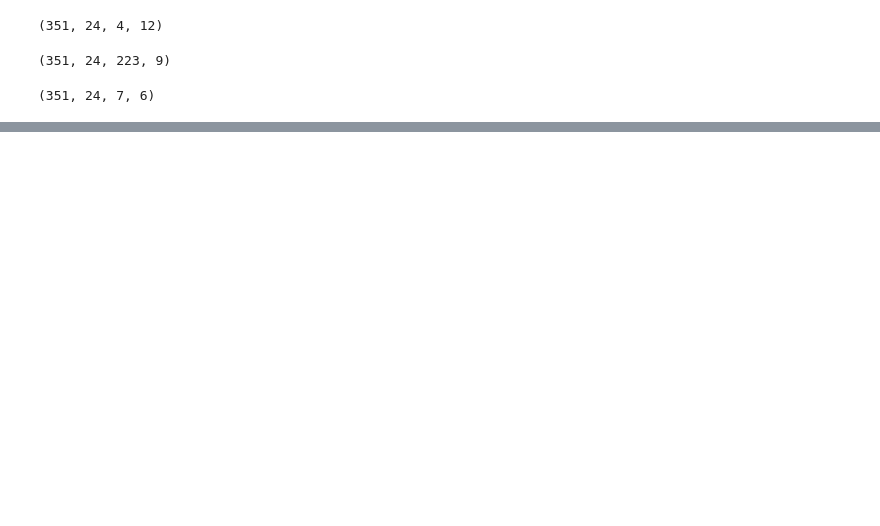
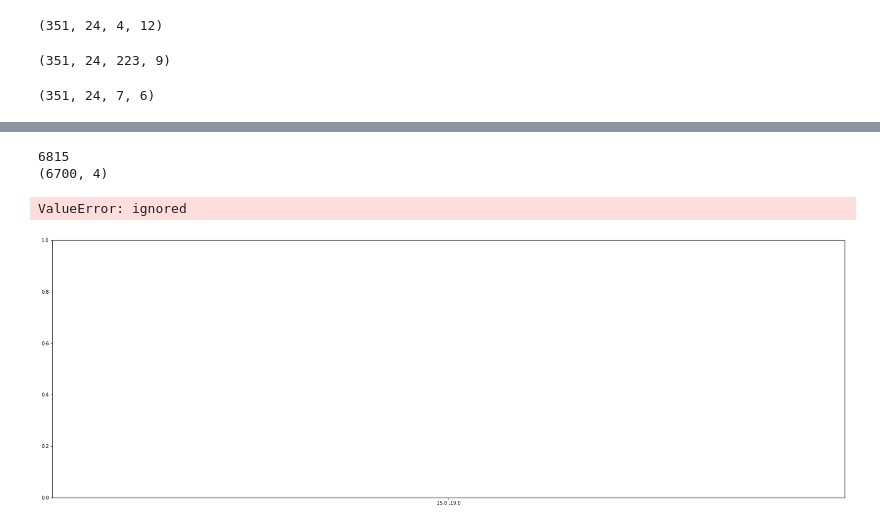
Before and after one commit to guiandrade2/TrafficFlow, a Jupyter notebook: model.ipynb, the cells around one changed output, grey strips where cells are left out. Cells and saved outputs as stored; diff of their text form; code cells hidden in the pictures; blank space fills up the shorter version.

```diff
--- a/model.ipynb
+++ b/model.ipynb
@@ -286,7 +282,6 @@ array([0.99999313, 0.29229009, 0.79355269, 0.54500946])
 # %%
 background_hours = 5
 # %%
-
 labels = []
 timesteps = []
 
@@ -296,7 +291,8 @@ for day in range(351):
         tbf = []
         for context in range(background_hours):
             current_jump = hour+context
-            time_frame = np.repeat( [['''(day+15)/365 ,''' hour/24 ]] , trafic_flow_reshaped.shape[2], axis=0)
+            #'''(day+15)/365 ,'''
+            time_frame = np.repeat( [[ hour/24 ]] , trafic_flow_reshaped.shape[2], axis=0)
             if current_jump > 23 :
                 adjusted_jump = current_jump - 23
                 tbf.append( np.hstack((time_frame,trafic_flow_reshaped[day+1][adjusted_jump-1])) )
@@ -329,7 +326,8 @@ for day in range(351):
         tbf = []
         for context in range(background_hours):
             current_jump = hour+context
-            time_frame = np.repeat( [['''(day+15)/365 ,''' hour/24 ]] , punctual_incidents_reshaped.shape[2], axis=0)
+            #'''(day+15)/365 ,'''
+            time_frame = np.repeat( [[ hour/24 ]] , punctual_incidents_reshaped.shape[2], axis=0)
 
             if current_jump > 23 :
                 adjusted_jump = current_jump - 23
@@ -362,7 +362,8 @@ for day in range(351):
         tbf = []
         for context in range(background_hours):
             current_jump = hour+context
-            time_frame = np.repeat( [['''(day+15)/365 ,''' hour/24 ]] , closed_roads_reshaped.shape[2], axis=0)
+            #'''(day+15)/365 ,'''
+            time_frame = np.repeat( [[ hour/24 ]] , closed_roads_reshaped.shape[2], axis=0)
 
             if current_jump > 23 :
                 adjusted_jump = current_jump - 23
@@ -490 +552,40 @@ dict_keys(['loss'])
+# %%
+print(len(x_axis))
+print(corrected_labels.shape)
+# %% [output]
+6815
+(6700, 4)
+# %%
+def make_plot(street_number,n_time_step,predictions,true_values,x_axis):
+
+  plt.figure(figsize=(30,10))
+
+  i = n_time_step
+
+  x_axis = x_axis[:len(x_axis)-i]
+  y_train = corrected_labels[:len(corrected_labels)-i][:,street_number]
+  predictions = np.append(y_train,np.asarray(predictions)[:,street_number],axis=0)
+  true_values = np.append(y_train,np.asarray(true_values)[:,street_number],axis=0)
+
+
+
+  plt.plot(x_axis,y_train, 'o')
+  plt.plot(range(0,len(predictions)),predictions,'r')
+  plt.plot(range(0,len(true_values)),true_values,'b')
+
+  plt.title("Time Ratio Traffic in Braga")
+  plt.xlabel("Time Ratio")
+  plt.ylabel("Braga")
+  plt.legend(['Train data',
+            'Predicted Time Ratio',
+            'Real Time Ratio',
+            ],loc = 'upper left')
+
+  plt.legend
+  plt.show()
+
+make_plot(1,n_time_step,predictions,true_values,x_axis)
+# %% [output]
+ValueError: ignored
+[figure, added]
 # %%
```
Also changed, not shown: parts of 25 cells of this notebook.
